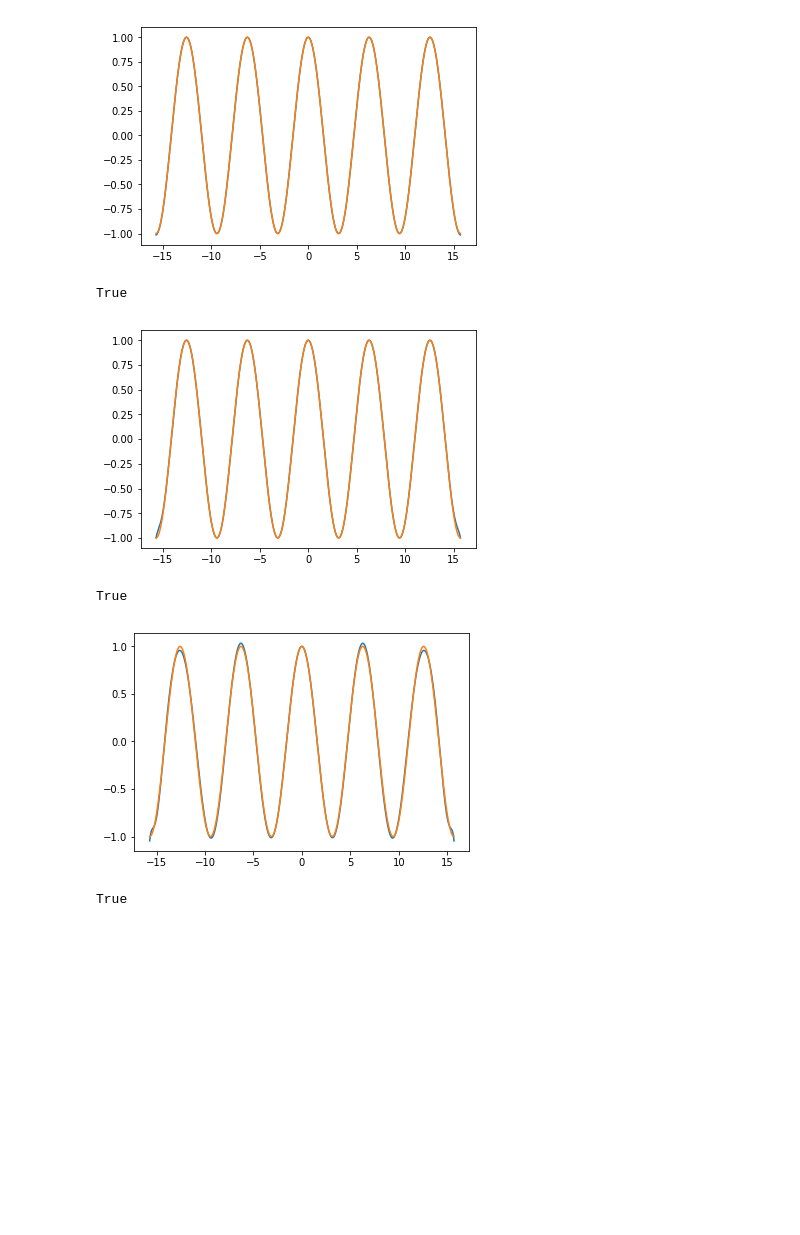
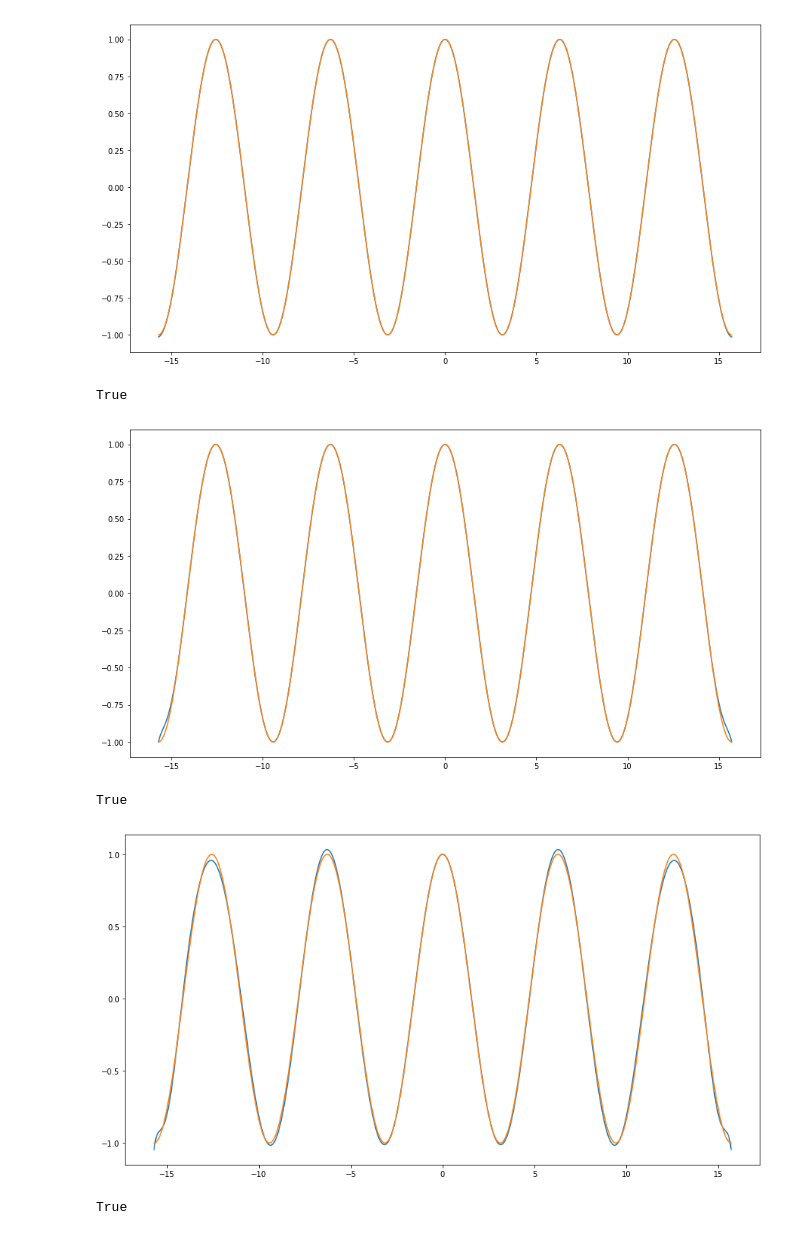
Before and after one commit to goalon/MNLab, a Jupyter notebook: 4.ipynb, the cells around one changed output. Drawn from its saved outputs; the diff is of its cells as text; code cells hidden in the pictures; blank space fills up the shorter version.

```diff
--- a/4.ipynb
+++ b/4.ipynb
@@ -18,43 +18,46 @@ def error(f: Callable[[float], float], h: Any,
 # 4.1.
 
 
+%matplotlib inline
+
 from numpy import pi, cos
-from matplotlib.pyplot import plot, show
+from matplotlib.pyplot import figure, plot, show
 
 
 n1 = 21
 
 
-def mycos(x: int) -> int:
+def mycos(x: int, num: int = n1) -> int:
     result = 0.
     xx = 1.
     sign = 1.
     fact = 1.
-    for k in range(n1 + 1):
+    for k in range(num + 1):
         result += sign * xx / fact
         sign *= -1
         xx *= x**2
         fact *= (2 * k + 1) * (2 * k + 2)
 
     return result
 
 
 def plot_fun(x_axis: Any, fun: Any) -> None:
     y_axis = []
     for elem_x in x_axis:
         y_axis.append(fun(elem_x))
     plot(x_axis, y_axis)
 
 
 a1 = -5 * pi
 b1 = 5 * pi
 x_axis1 = linspace(a1, b1, n)
+figure(figsize=(15, 8))
 plot_fun(x_axis1, mycos)
 plot_fun(x_axis1, cos)
 show()
 print(error(mycos, cos, a1, b1) < 0.1)
 # %% [output]
-[figure, old version]
+[figure, new version]
 True
 # %%
 # 4.2.
@@ -64,37 +67,45 @@ from typing import List
 from numpy import polyfit, poly1d
 
 
-def cos_points(points: Any) -> List[float]:
+def fun_points(points: Any, fun: Any = cos) -> List[float]:
     result = []
     for point in points:
-        result.append(cos(point))
+        result.append(fun(point))
     return result
 
 
 n2 = 27
 p1_points = linspace(a1, b1, n2)
-p1 = poly1d(polyfit(p1_points, cos_points(p1_points), n2))
+p1 = poly1d(polyfit(p1_points, fun_points(p1_points), n2 - 1))
+figure(figsize=(15, 8))
 plot_fun(x_axis1, p1)
 plot_fun(x_axis1, cos)
 show()
 print(error(p1, cos, a1, b1) < 0.1)
 # %% [output]
-[figure, old version]
+[figure, new version]
 True
 # %%
 # 4.3.
 
 
+def tch_points(a: float, b: float, num: int) -> List[float]:
+    result = []
+    for j in range(num):
+        result.append((b - a) / 2 *
+                      cos((2 * j + 1) / (2 * num) * pi) + (a + b) / 2)
+
+    return result
+
+
 n3 = 19
-p2_points = []
-for j in range(n3):
-    p2_points.append((b1 - a1) / 2 *
-                     cos((2 * j + 1) / (2 * n3) * pi) + (a1 + b1) / 2)
-p = poly1d(polyfit(p2_points, cos_points(p2_points), n3))
-plot_fun(x_axis1, p)
+p2_points = tch_points(a1, b1, n3)
+p2 = poly1d(polyfit(p2_points, fun_points(p2_points), n3 - 1))
+figure(figsize=(15, 8))
+plot_fun(x_axis1, p2)
 plot_fun(x_axis1, cos)
 show()
-print(error(p, cos, a1, b1) < 0.1)
+print(error(p2, cos, a1, b1) < 0.1)
 # %% [output]
-[figure, old version]
+[figure, new version]
 True
```
Also changed, not shown: parts of 2 cells of this notebook.
